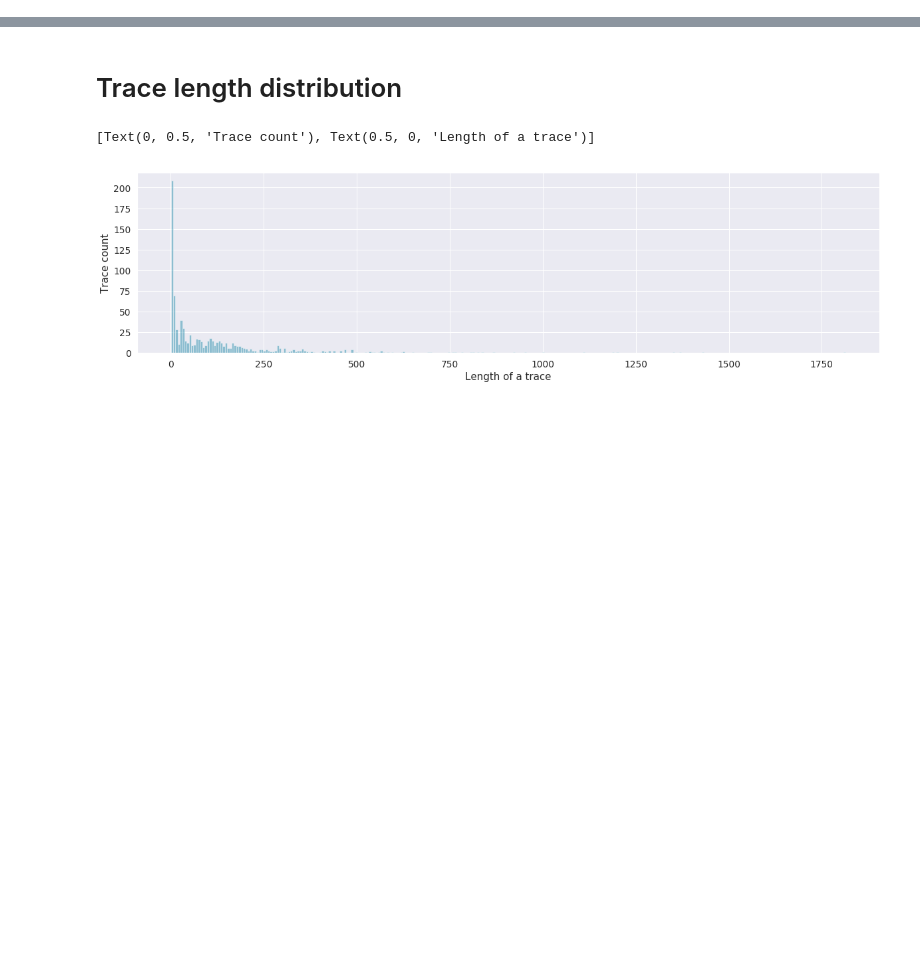
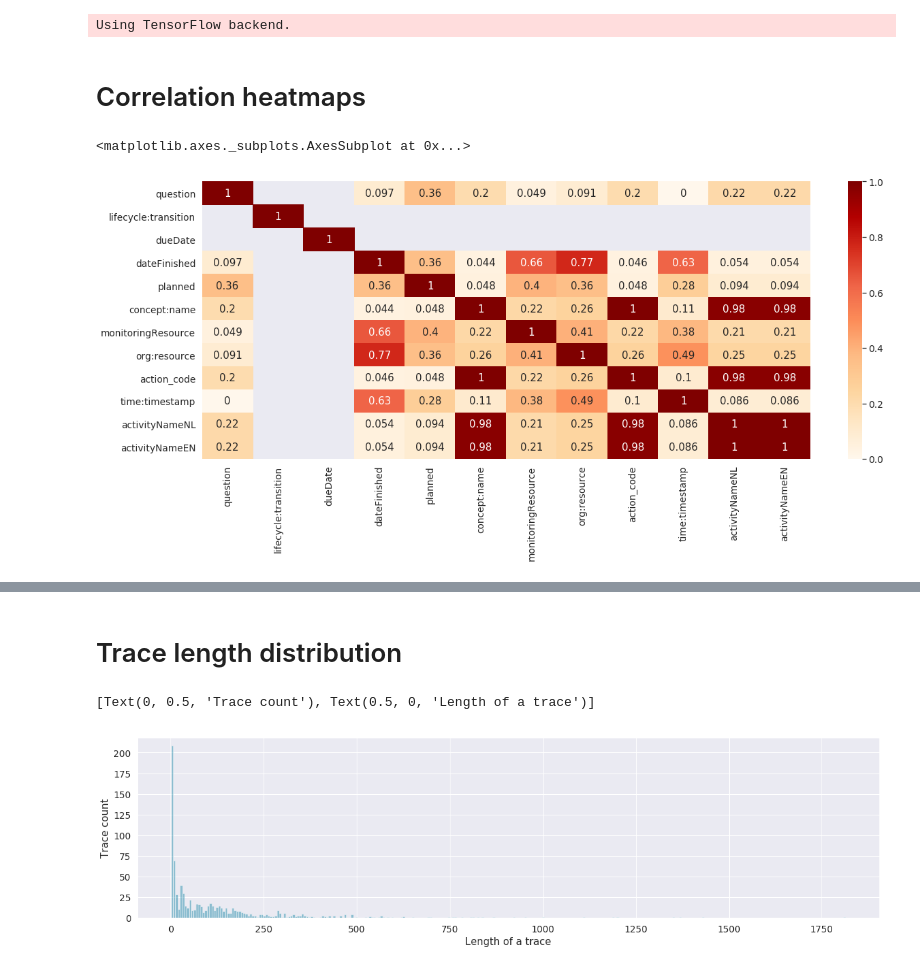
Before and after one commit to flxw/master-thesis, a Jupyter notebook: notebooks/Thesis figures.ipynb, the cells around one changed output, grey strips where cells are left out. Cells and saved outputs as stored; diff of their text form; code cells hidden in the pictures; blank space fills up the shorter version.

```diff
--- a/notebooks/Thesis figures.ipynb
+++ b/notebooks/Thesis figures.ipynb
@@ -14,6 +14,14 @@ import utils
 train_traces_categorical2011 = utils.load_trace_dataset('../logs/bpic2011', 'categorical', 'train')
 train_traces_categorical2012 = utils.load_trace_dataset('../logs/bpic2012', 'categorical', 'train')
 train_traces_categorical2017 = utils.load_trace_dataset('../logs/bpic2017', 'categorical', 'train')
+
+train_traces_categorical2015_1 = utils.load_trace_dataset('../logs/bpic2015_1', 'categorical', 'train')
+train_traces_categorical2015_2 = utils.load_trace_dataset('../logs/bpic2015_2', 'categorical', 'train')
+train_traces_categorical2015_3 = utils.load_trace_dataset('../logs/bpic2015_3', 'categorical', 'train')
+train_traces_categorical2015_4 = utils.load_trace_dataset('../logs/bpic2015_4', 'categorical', 'train')
+train_traces_categorical2015_5 = utils.load_trace_dataset('../logs/bpic2015_5', 'categorical', 'train')
+# %% [output]
+Using TensorFlow backend.
 # %%
 current_palette = sns.color_palette("Set2")
 
@@ -22,3 +30,18 @@ sns.set(style="whitegrid")
 sns.set(font_scale=1.25)
 
 hpi_blue = '#007a9e'
+# %% [markdown]
+# Correlation heatmaps
+# %%
+correlation_bpic2015_1_df = pickle.load(open("../../docker_share/bpic2015_1/correlation_crosstab.pickled", "rb"))
+correlation_bpic2015_2_df = pickle.load(open("../../docker_share/bpic2015_2/correlation_crosstab.pickled", "rb"))
+correlation_bpic2015_3_df = pickle.load(open("../../docker_share/bpic2015_3/correlation_crosstab.pickled", "rb"))
+correlation_bpic2015_4_df = pickle.load(open("../../docker_share/bpic2015_4/correlation_crosstab.pickled", "rb"))
+correlation_bpic2015_5_df = pickle.load(open("../../docker_share/bpic2015_5/correlation_crosstab.pickled", "rb"))
+correlation_bpic2011_df = pickle.load(open("../../docker_share/bpic2011/correlation_crosstab.pickled", "rb"))
+correlation_bpic2012_df = pickle.load(open("../../docker_share/bpic2012/correlation_crosstab.pickled", "rb"))
+# %%
+sns.heatmap(correlation_bpic2015_1_df, vmin=0, vmax=1, cmap="OrRd", annot=True)
+# %% [output]
+<matplotlib.axes._subplots.AxesSubplot at 0x...>
+[figure, added]
```
Also changed, not shown: parts of 20 cells of this notebook.
